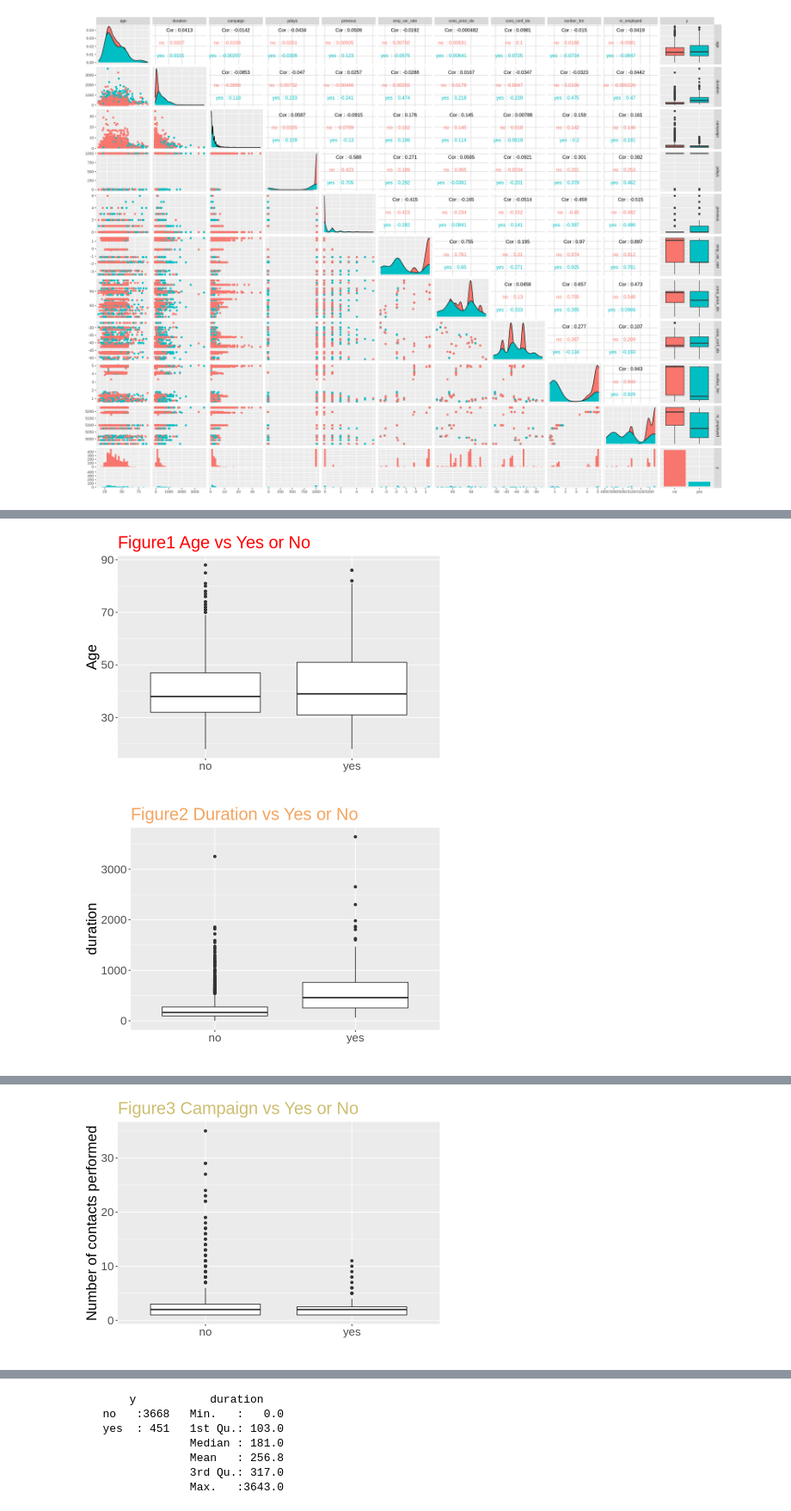
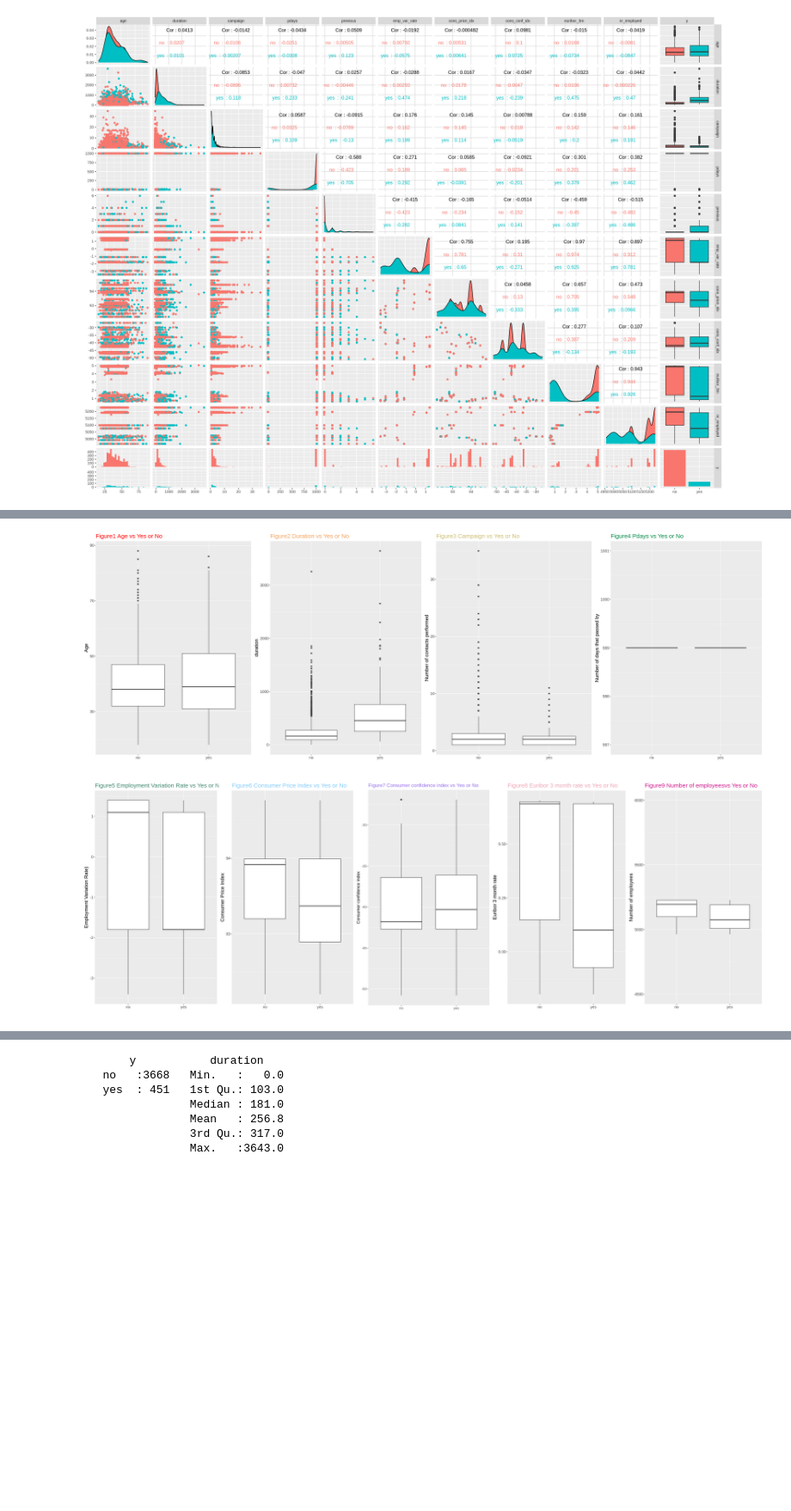
Before and after one commit to camirr/Call-Durations-and-Sales-Outcome-in-Telemarketing-Campaigns-Case-Study, a Jupyter notebook: Proposal.ipynb, the cells around one changed output, grey strips where cells are left out. Shown at 86% size. Cells and saved outputs as stored; diff of their text form; code cells hidden in the pictures; blank space fills up the shorter version.

```diff
--- a/Proposal.ipynb
+++ b/Proposal.ipynb
@@ -92,81 +92,81 @@ bank_data_compare
 `stat_bin()` using `bins = 30`. Pick better value with `binwidth`.
 [figure]
 # %%
-options(repr.plot.width = 7, repr.plot.height = 5)
+
+options(repr.plot.width = 29, repr.plot.height = 10)
 bank_data_mutated<- mutate(bank_data,euribor_3m= log10(as.numeric(euribor_3m)))
 
 age_diag_plot <- ggplot(bank_data,aes(y=age,x=y)) +
     geom_boxplot()+
     labs(x="", y="Age") +
-    theme(text=element_text(size=20)) +
+    theme(text=element_text(size=15)) +
     labs(title = "Figure1 Age vs Yes or No")+
     theme(plot.title = element_text(color = "red1"))
-age_diag_plot
 
 duration_diag_plot <- ggplot(bank_data,aes(y=duration,x=y)) +
     geom_boxplot()+
     labs(x="", y="duration") +
-    theme(text=element_text(size=20)) +
+    theme(text=element_text(size=15)) +
     labs(title = "Figure2 Duration vs Yes or No")+
     theme(plot.title = element_text(color = "sandybrown"))
-duration_diag_plot
 
 campaign_diag_plot <- ggplot(bank_data,aes(y=campaign,x=y)) +
     geom_boxplot()+
     labs(x="", y="Number of contacts performed") +
-    theme(text=element_text(size=20)) +
+    theme(text=element_text(size=15)) +
     labs(title = "Figure3 Campaign vs Yes or No")+
     theme(plot.title = element_text(color = "lightgoldenrod3"))
-campaign_diag_plot
 
 pdays_diag_plot <- ggplot(bank_data,aes(y=pdays,x=y)) +
     geom_boxplot()+
     labs(x="", y="Number of days that passed by") +
-    theme(text=element_text(size=20)) +
+    theme(text=element_text(size=15)) +
     labs(title = "Figure4 Pdays vs Yes or No")+
     theme(plot.title = element_text(color = "springgreen4"))+
     ylim(997,1001)
-pdays_diag_plot
 
+combined_diag_plot <- grid.arrange(age_diag_plot,duration_diag_plot,campaign_diag_plot,pdays_diag_plot, ncol = 4)
 
 emp_var_rate_diag_plot <- ggplot(bank_data,aes(y=emp_var_rate,x=y)) +
     geom_boxplot()+
     labs(x="", y="Employment Variation Rate)") +
-    theme(text=element_text(size=20)) +
+    theme(text=element_text(size=15)) +
     labs(title = "Figure5 Employment Variation Rate vs Yes or No")+
     theme(plot.title = element_text(color = "aquamarine4"))
-emp_var_rate_diag_plot
 
 cons_price_idx_diag_plot <- ggplot(bank_data,aes(y=cons_price_idx,x=y)) +
     geom_boxplot()+
     labs(x="", y="Consumer Price Index") +
-    theme(text=element_text(size=20)) +
+    theme(text=element_text(size=15)) +
     labs(title = "Figure6 Consumer Price Index vs Yes or No")+
     theme(plot.title = element_text(color = "lightskyblue"))
-cons_price_idx_diag_plot
 
 cons_conf_idx_diag_plot <- ggplot(bank_data,aes(y=cons_conf_idx,x=y)) +
     geom_boxplot()+
     labs(x="", y="Consumer confidence index") +
-    theme(text=element_text(size=20)) +
+    theme(text=element_text(size=13)) +
     labs(title = "Figure7 Consumer confidence index vs Yes or No")+
     theme(plot.title = element_text(color = "mediumpurple2"))
-cons_conf_idx_diag_plot
 
 euribor_3m_diag_plot <- ggplot(bank_data_mutated,aes(y=euribor_3m,x=y)) +
     geom_boxplot()+
     labs(x="", y="Euribor 3 month rate") +
-    theme(text=element_text(size=20)) +
+    theme(text=element_text(size=15)) +
     labs(title = "Figure8 Euribor 3 month rate vs Yes or No")+
     theme(plot.title = element_text(color = "pink2"))
-euribor_3m_diag_plot
 
 nr_employed_diag_plot <- ggplot(bank_data,aes(y=nr_employed,x=y)) +
     geom_boxplot()+
     labs(x="", y="Number of employees") +
-    theme(text=element_text(size=20)) +
+    theme(text=element_text(size=15)) +
     labs(title = "Figure9 Number of employeesvs Yes or No")+
     theme(plot.title = element_text(color = "violetred"))+
     ylim(4500,6000)
-nr_employed_diag_plot
+
+combined_diag_plot_2 <- grid.arrange(emp_var_rate_diag_plot,
+                                     cons_price_idx_diag_plot,
+                                     cons_conf_idx_diag_plot,
+                                     euribor_3m_diag_plot,
+                                     nr_employed_diag_plot,
+                                     ncol = 5)
 # %% [output]
@@ -173,2 +175,2 @@ nr_employed_diag_plot
-[figure, old version]
+[figure, new version]
-[figure, old version]
+[figure, new version]
@@ -177 +176,0 @@ Warning message:
-[figure, removed]
```
Also changed, not shown: parts of 2 cells of this notebook.
